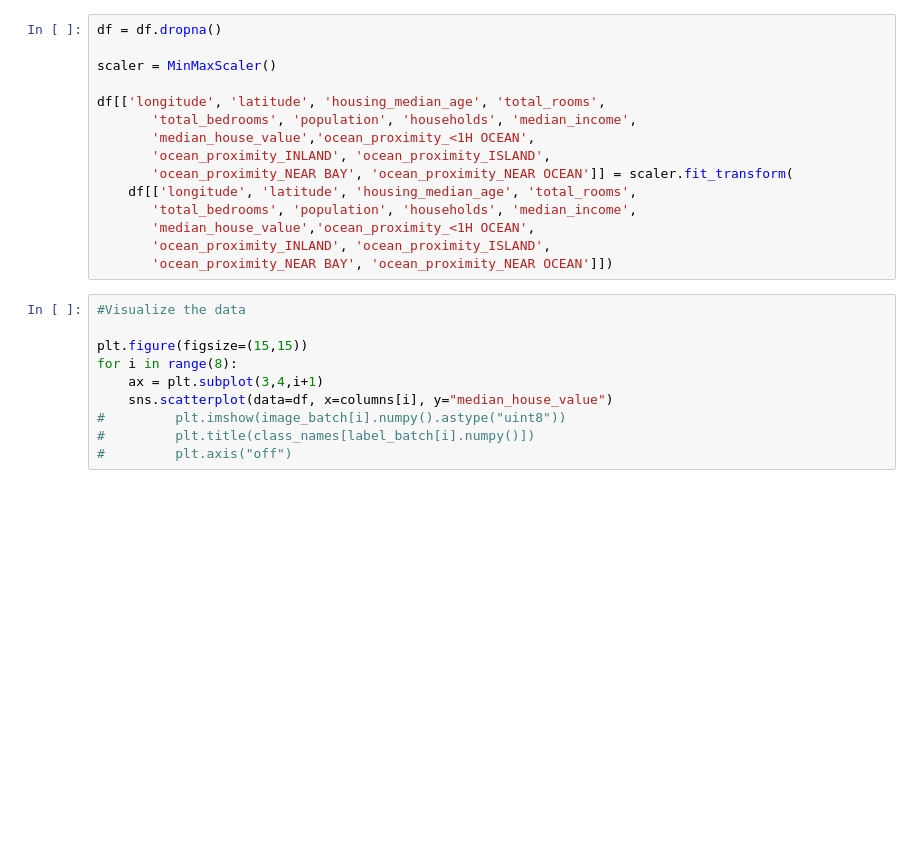
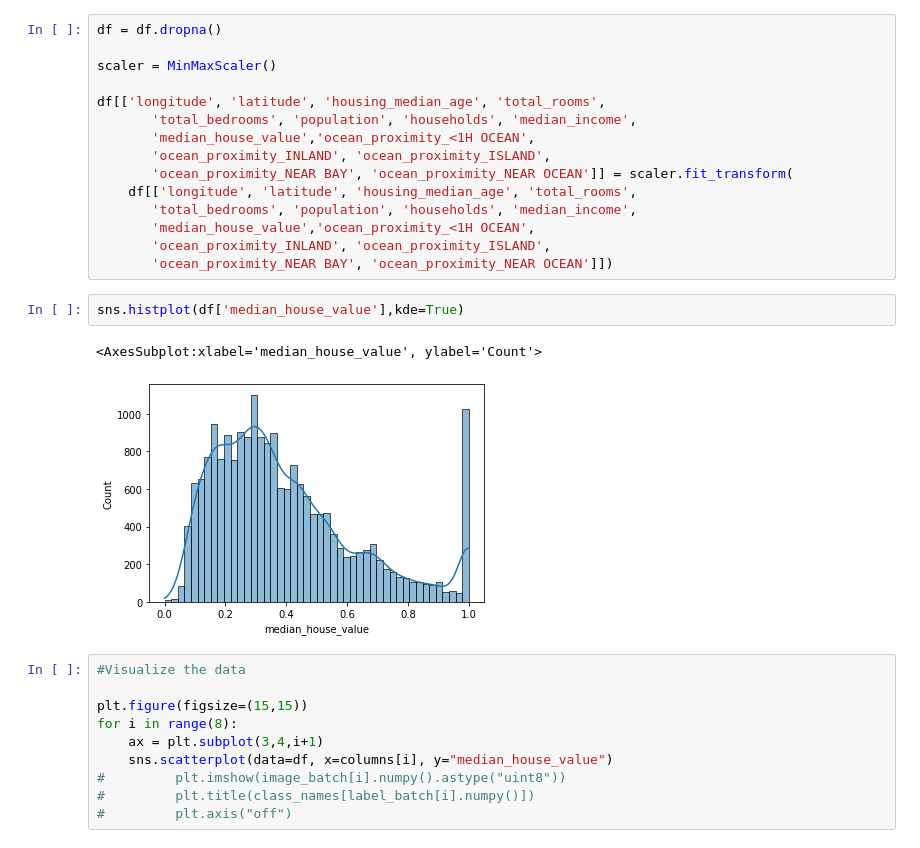
Before and after one commit to adityabommaraju/MachineLearning, a Jupyter notebook: House price prediction using Sklearn.ipynb, the cells around one changed output. Drawn from its saved outputs; the diff is of its cells as text; blank space fills up the shorter version.

```diff
--- a/House price prediction using Sklearn.ipynb
+++ b/House price prediction using Sklearn.ipynb
@@ -42,6 +54,11 @@ df[['longitude', 'latitude', 'housing_median_age', 'total_rooms',
        'median_house_value','ocean_proximity_<1H OCEAN',
        'ocean_proximity_INLAND', 'ocean_proximity_ISLAND',
        'ocean_proximity_NEAR BAY', 'ocean_proximity_NEAR OCEAN']])
+# %%
+sns.histplot(df['median_house_value'],kde=True)
+# %% [output]
+<AxesSubplot:xlabel='median_house_value', ylabel='Count'>
+[figure, added]
 # %%
 #Visualize the data
 
```
Also changed, not shown: parts of 22 cells of this notebook.
